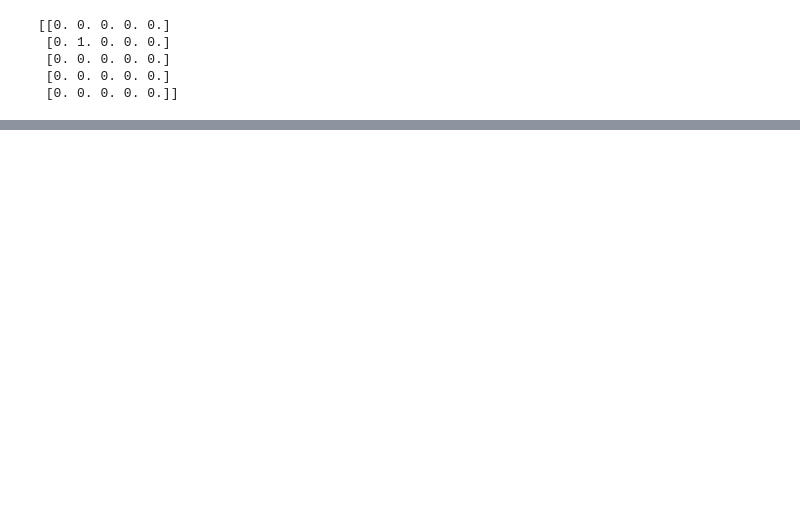
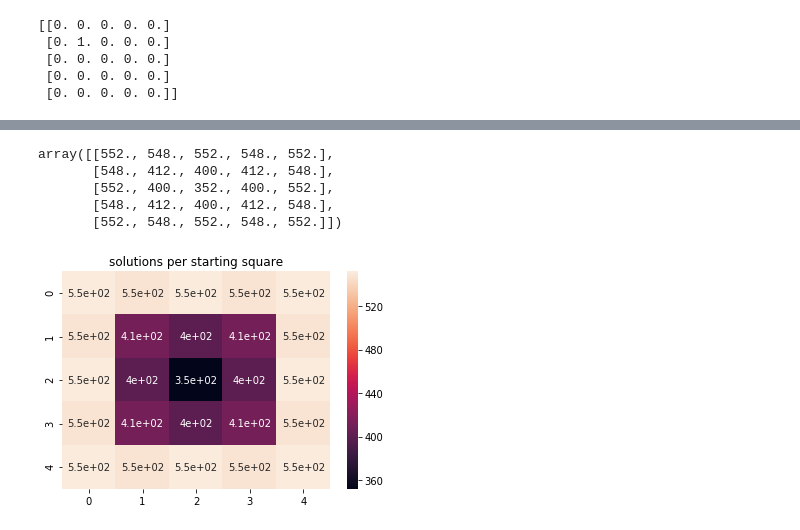
Before and after one commit to rshnn/grid-game, a Jupyter notebook: grid-game.ipynb, the cells around one changed output, grey strips where cells are left out. Saved outputs shown, nothing was run; the diff lists cells and outputs as text; code cells hidden in the pictures; blank space fills up the shorter version.

Commit message:
working plots,whoopie!

```diff
--- a/grid-game.ipynb
+++ b/grid-game.ipynb
@@ -11,6 +12,3 @@ s0.grid.print()
  [0. 0. 0. 0. 0.]
  [0. 0. 0. 0. 0.]
  [0. 0. 0. 0. 0.]]
-# %%
-s1 = s0.apply_move('D')
-s1.grid.print()
@@ -88,0 +15,2 @@ Starting coords: (0, 1)
+# %%
+solutions = utilities.solve_for_solutions()
@@ -88,0 +35,20 @@ Starting coords: (0, 1)
+# %%
+sols_grid = np.zeros([5, 5])
+
+for s0, ans in solutions:
+#     print(s0, len(ans))
+    sols_grid[s0[0], s0[1]] = len(ans)
+# %%
+sols_grid
+# %% [output]
+array([[552., 548., 552., 548., 552.],
+       [548., 412., 400., 412., 548.],
+       [552., 400., 352., 400., 552.],
+       [548., 412., 400., 412., 548.],
+       [552., 548., 552., 548., 552.]])
+# %%
+import seaborn as sns
+fig = sns.heatmap(sols_grid, annot=True)
+fig.figure.axes[0].set_title('solutions per starting square');
+# %% [output]
+[figure, added]
```
Also changed, not shown: parts of 9 cells of this notebook, 7 other files.
